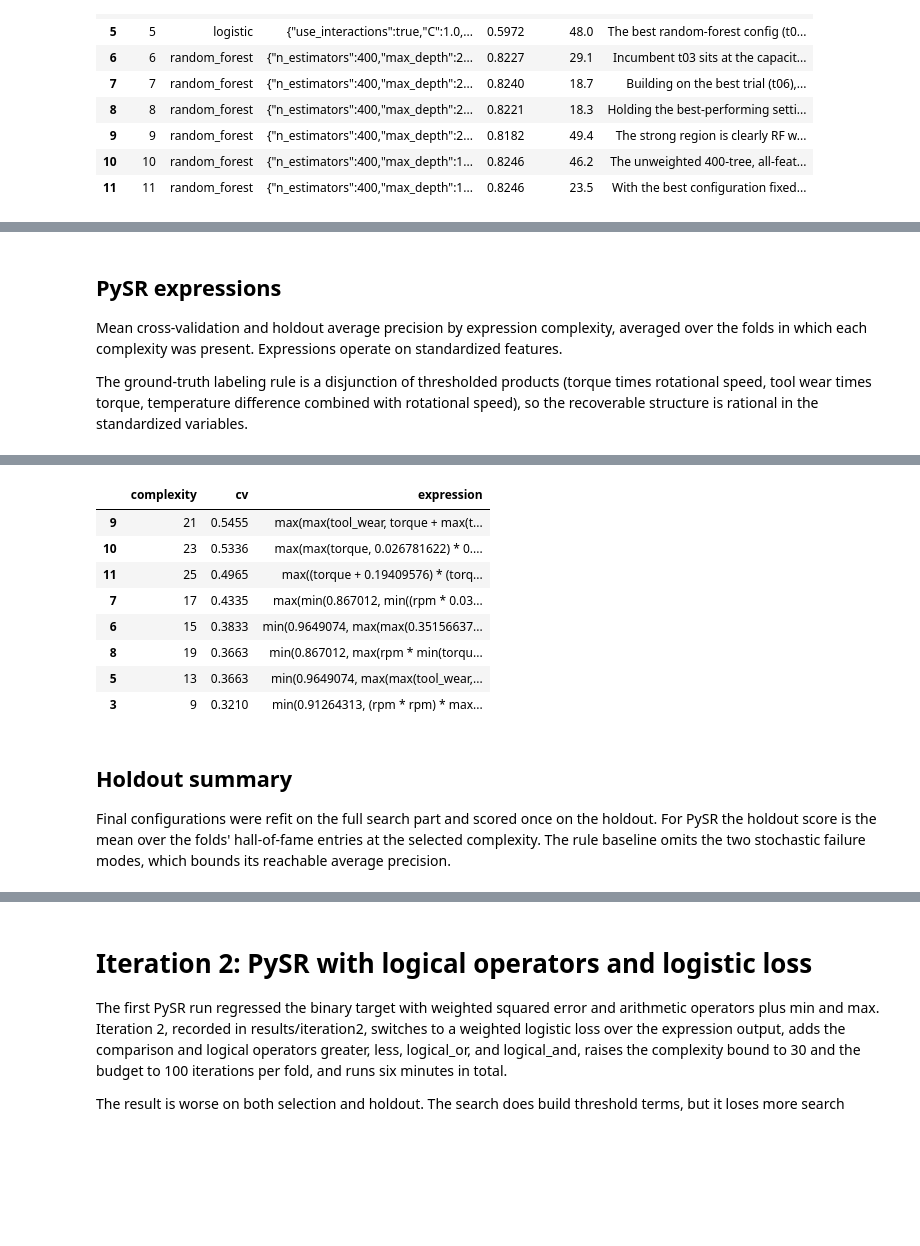
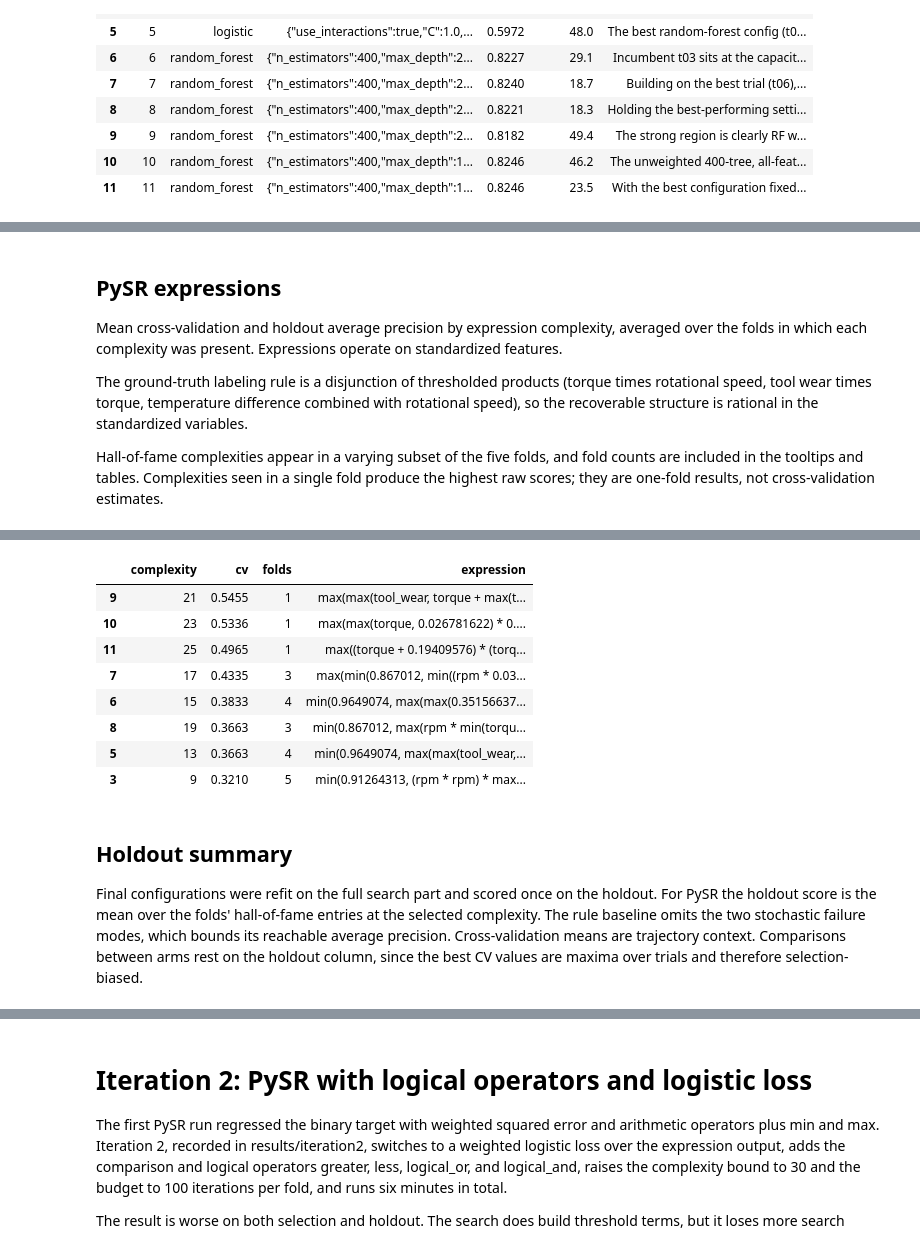
Before and after one commit to stasys-hub/symbolic-optimization, a Jupyter notebook: notebooks/analysis.ipynb, the cells around one changed output, grey strips where cells are left out. Drawn from its saved outputs; the diff is of its cells as text; code cells hidden in the pictures; blank space fills up the shorter version.

```diff
--- a/notebooks/analysis.ipynb
+++ b/notebooks/analysis.ipynb
@@ -370,6 +382,11 @@ The ground-truth labeling rule is a disjunction of thresholded
 products (torque times rotational speed, tool wear times torque,
 temperature difference combined with rotational speed), so the
 recoverable structure is rational in the standardized variables.
+
+Hall-of-fame complexities appear in a varying subset of the five folds,
+and fold counts are included in the tooltips and tables. Complexities
+seen in a single fold produce the highest raw scores; they are one-fold
+results, not cross-validation estimates.
 # %%
 pysr_rows = trials[trials["log"] == "pysr"].copy()
 pysr_rows["complexity"] = pysr_rows["params"].map(lambda p: p["complexity"])
@@ -408,22 +431,26 @@ hold_pts = (
 # %%
 top = (
     pysr_rows.sort_values("mean_score", ascending=False)
     .groupby("complexity", as_index=False)
-    .agg(cv=("mean_score", "mean"), expression=("expression", "last"))
+    .agg(
+        cv=("mean_score", "mean"),
+        folds=("mean_score", "size"),
+        expression=("expression", "last"),
+    )
     .sort_values("cv", ascending=False)
     .head(8)
 )
 top.assign(cv=top["cv"].round(4))
 # %% [output]
-|  | complexity | cv | expression |
-| 9 | 21 | 0.5455 | max(max(tool_wear, torque + max(t... |
-| 10 | 23 | 0.5336 | max(max(torque, 0.026781622) * 0.... |
-| 11 | 25 | 0.4965 | max((torque + 0.19409576) * (torq... |
-| 7 | 17 | 0.4335 | max(min(0.867012, min((rpm * 0.03... |
-| 6 | 15 | 0.3833 | min(0.9649074, max(max(0.35156637... |
-| 8 | 19 | 0.3663 | min(0.867012, max(rpm * min(torqu... |
-| 5 | 13 | 0.3663 | min(0.9649074, max(max(tool_wear,... |
-| 3 | 9 | 0.3210 | min(0.91264313, (rpm * rpm) * max... |
+|  | complexity | cv | folds | expression |
+| 9 | 21 | 0.5455 | 1 | max(max(tool_wear, torque + max(t... |
+| 10 | 23 | 0.5336 | 1 | max(max(torque, 0.026781622) * 0.... |
+| 11 | 25 | 0.4965 | 1 | max((torque + 0.19409576) * (torq... |
+| 7 | 17 | 0.4335 | 3 | max(min(0.867012, min((rpm * 0.03... |
+| 6 | 15 | 0.3833 | 4 | min(0.9649074, max(max(0.35156637... |
+| 8 | 19 | 0.3663 | 3 | min(0.867012, max(rpm * min(torqu... |
+| 5 | 13 | 0.3663 | 4 | min(0.9649074, max(max(tool_wear,... |
+| 3 | 9 | 0.3210 | 5 | min(0.91264313, (rpm * rpm) * max... |
 # %% [markdown]
 ## Holdout summary
 
@@ -432,6 +459,7 @@ once on the holdout. For PySR the holdout score is the mean over the
 folds' hall-of-fame entries at the selected complexity. The rule
 baseline omits the two stochastic failure modes, which bounds its
 reachable average precision.
+Cross-validation means are trajectory context. Comparisons between arms rest on the holdout column, since the best CV values are maxima over trials and therefore selection-biased.
 # %%
 holdout.assign(
     cv_mean=holdout["cv_mean"].round(4),
```
Also changed, not shown: parts of 4 cells of this notebook, 9 other files.
